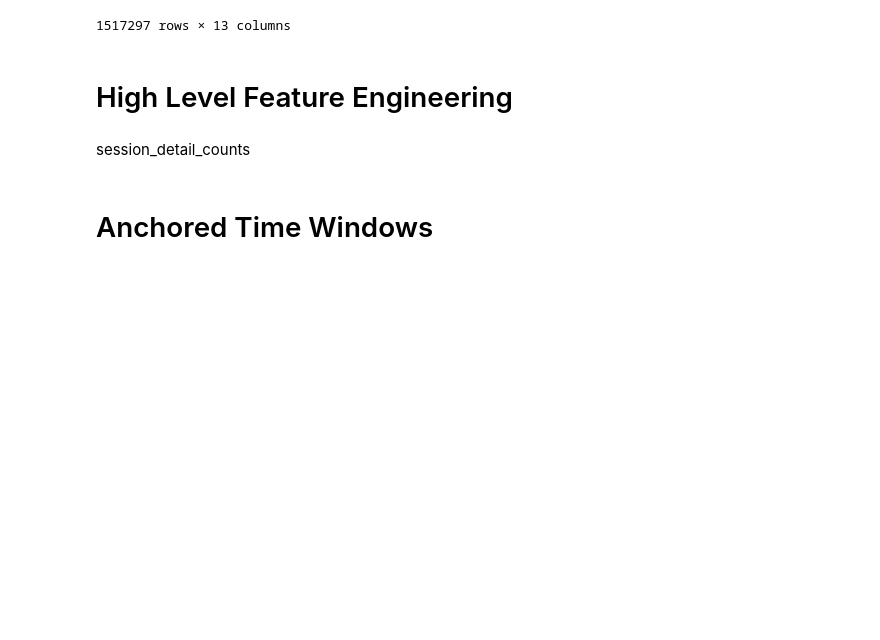
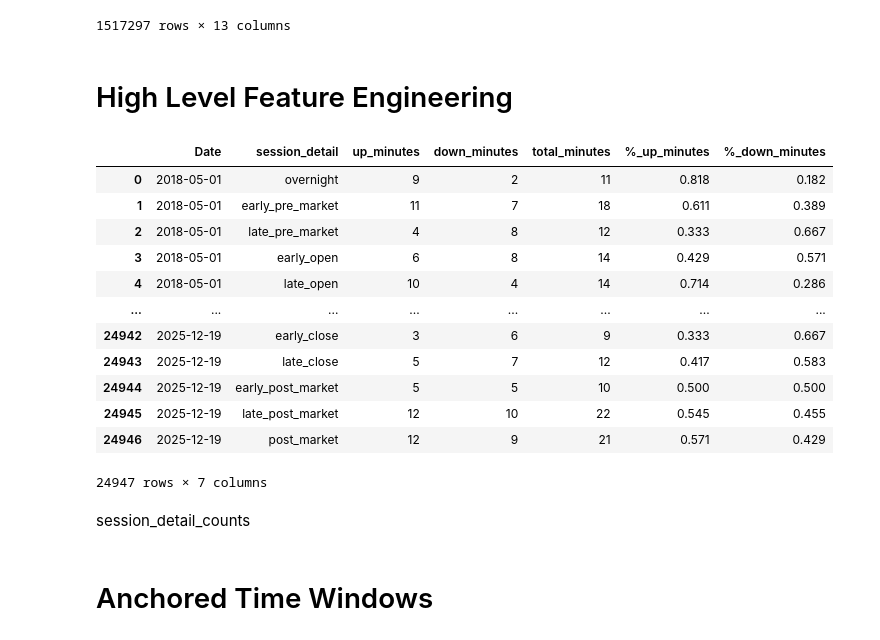
Before and after one commit to bchase17/Fracturion, a Jupyter notebook: Intraday_Model_Pipeline/pipeline_brett.ipynb, the cells around one changed output. Cells and saved outputs as stored; diff of their text form; code cells hidden in the pictures; blank space fills up the shorter version.

```diff
--- a/Intraday_Model_Pipeline/pipeline_brett.ipynb
+++ b/Intraday_Model_Pipeline/pipeline_brett.ipynb
@@ -217,6 +217,22 @@ session_simple_counts = percent_direction_counts(df_features, column_to_count, c
 column_to_count = 'OC_Minute_Magnitude'
 column_to_group = 'session_detail'
 session_detail_counts = percent_direction_counts(df_features, column_to_count, column_to_group)
+# %%
+session_detail_counts
+# %% [output]
+|  | Date | session_detail | up_minutes | down_minutes | total_minutes | %_up_minutes | %_down_minutes |
+| 0 | 2018-05-01 | overnight | 9 | 2 | 11 | 0.818 | 0.182 |
+| 1 | 2018-05-01 | early_pre_market | 11 | 7 | 18 | 0.611 | 0.389 |
+| 2 | 2018-05-01 | late_pre_market | 4 | 8 | 12 | 0.333 | 0.667 |
+| 3 | 2018-05-01 | early_open | 6 | 8 | 14 | 0.429 | 0.571 |
+| 4 | 2018-05-01 | late_open | 10 | 4 | 14 | 0.714 | 0.286 |
+| ... | ... | ... | ... | ... | ... | ... | ... |
+| 24942 | 2025-12-19 | early_close | 3 | 6 | 9 | 0.333 | 0.667 |
+| 24943 | 2025-12-19 | late_close | 5 | 7 | 12 | 0.417 | 0.583 |
+| 24944 | 2025-12-19 | early_post_market | 5 | 5 | 10 | 0.500 | 0.500 |
+| 24945 | 2025-12-19 | late_post_market | 12 | 10 | 22 | 0.545 | 0.455 |
+| 24946 | 2025-12-19 | post_market | 12 | 9 | 21 | 0.571 | 0.429 |
+24947 rows × 7 columns
 # %% [markdown]
 session_detail_counts
 # %% [markdown]
```
Also changed, not shown: parts of 1 cell of this notebook.
